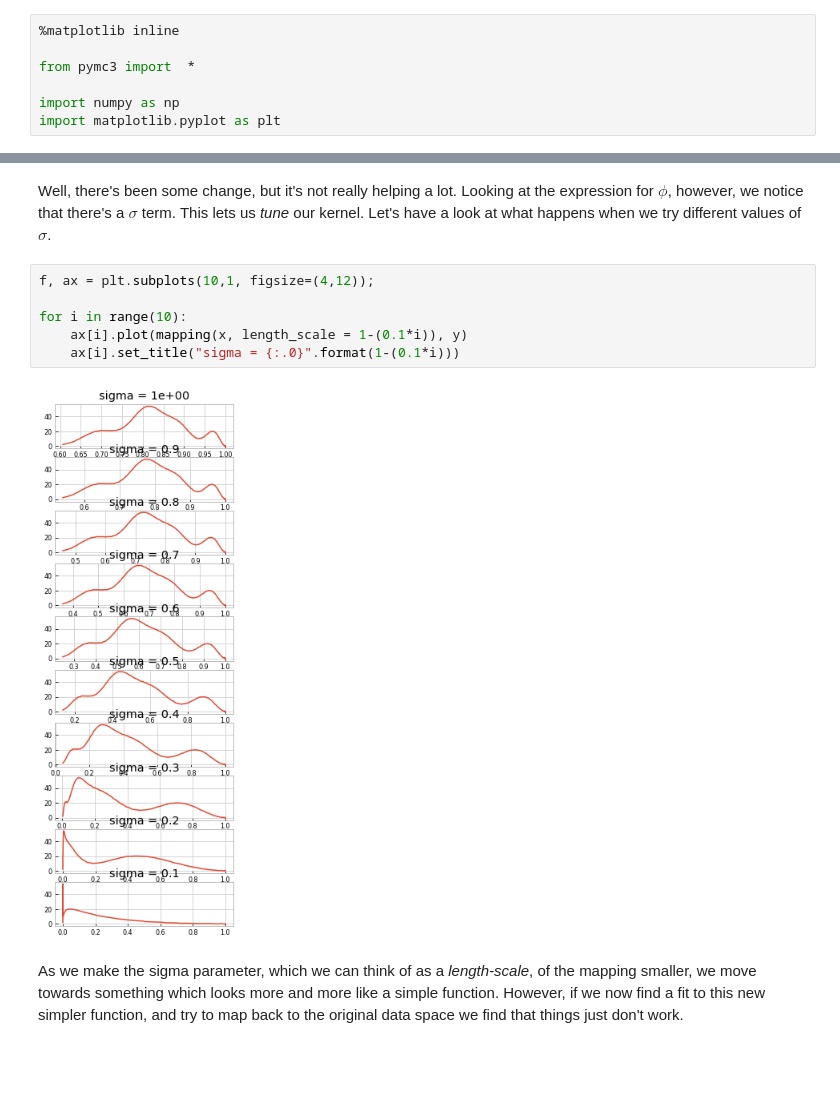
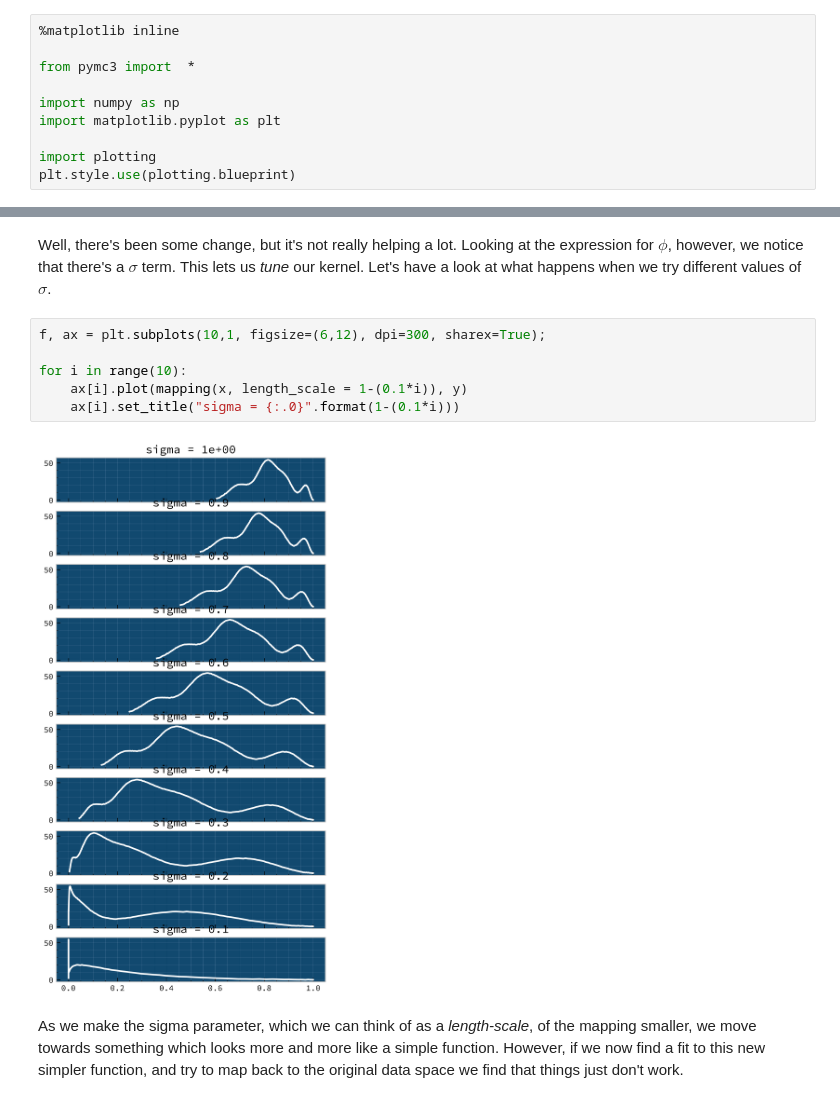
Before and after one commit to transientlunatic/gp-tutorial, a Jupyter notebook: chapters/2. Covariance Functions and Feature Space.ipynb, the cells around one changed output, grey strips where cells are left out. Cells and saved outputs as stored; diff of their text form; blank space fills up the shorter version.

```diff
--- a/chapters/2. Covariance Functions and Feature Space.ipynb
+++ b/chapters/2. Covariance Functions and Feature Space.ipynb
@@ -15,5 +15,8 @@ from pymc3 import  *
 
 import numpy as np
 import matplotlib.pyplot as plt
+
+import plotting
+plt.style.use(plotting.blueprint)
 # %%
 size = 200
@@ -59,13 +60,13 @@ plt.plot(mapping(x), y)
 # %% [markdown]
 Well, there's been some change, but it's not really helping a lot. Looking at the expression for $\phi$, however, we notice that there's a $\sigma$ term. This lets us _tune_ our kernel. Let's have a look at what happens when we try different values of $\sigma$.
 # %%
-f, ax = plt.subplots(10,1, figsize=(4,12));
+f, ax = plt.subplots(10,1, figsize=(6,12), dpi=300, sharex=True);
 
 for i in range(10):
     ax[i].plot(mapping(x, length_scale = 1-(0.1*i)), y)
     ax[i].set_title("sigma = {:.0}".format(1-(0.1*i)))
 # %% [output]
-[figure, old version]
+[figure, new version]
 # %% [markdown]
 As we make the sigma parameter, which we can think of as a _length-scale_, of the mapping smaller, we move towards something which looks more and more like a simple function. However, if we now find a fit to this new simpler function, and try to map back to the original data space we find that things just don't work.
 # %%
```
Also changed, not shown: parts of 5 cells of this notebook, 4 other files.
